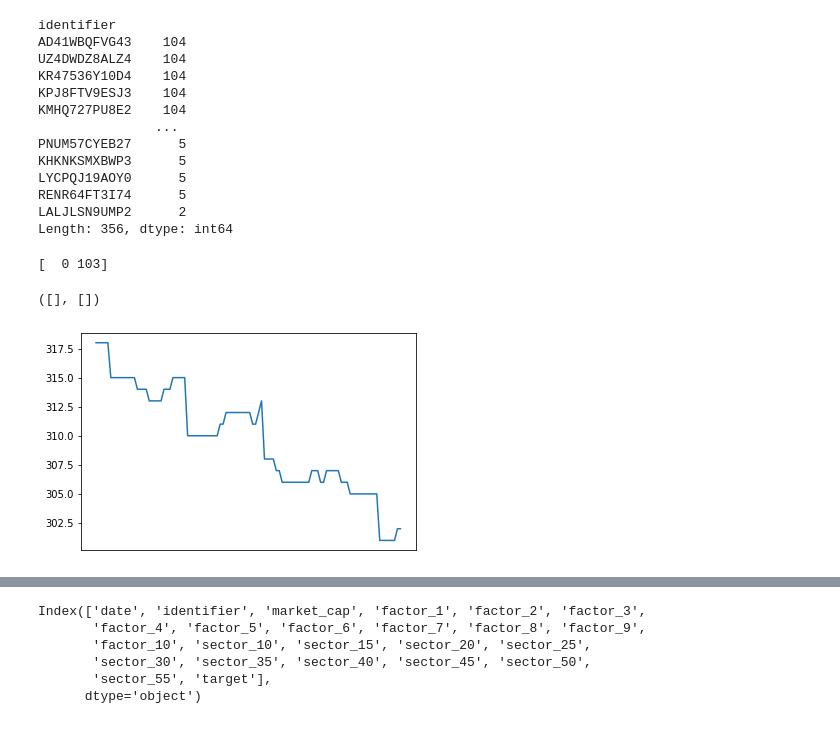
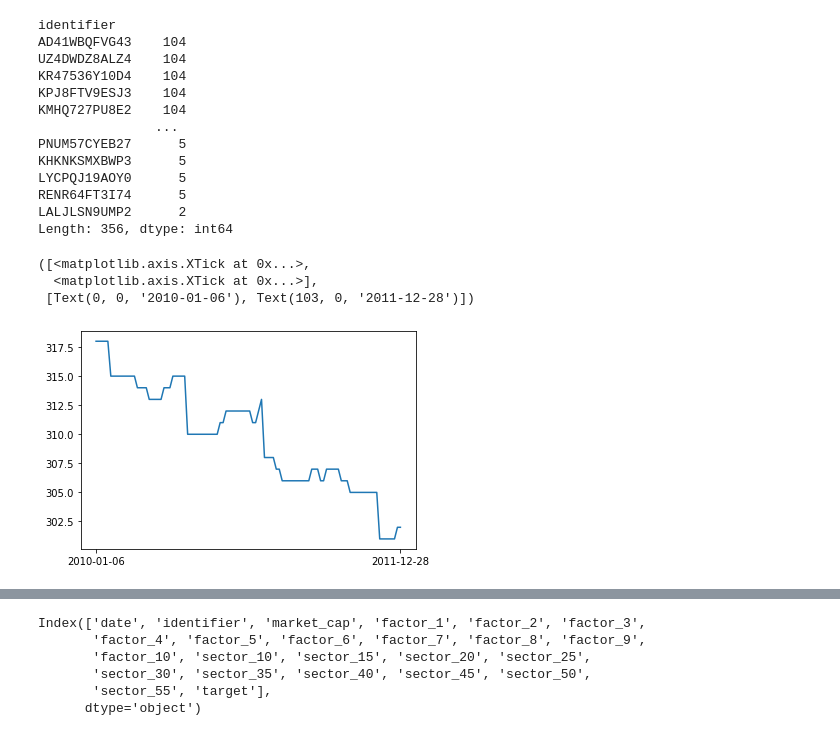
Before and after one commit to doogzultz/time_series_project, a Jupyter notebook: model_test_simple_and_classical.ipynb, the cells around one changed output, grey strips where cells are left out. Saved outputs shown, nothing was run; the diff lists cells and outputs as text; code cells hidden in the pictures.

```diff
--- a/model_test_simple_and_classical.ipynb
+++ b/model_test_simple_and_classical.ipynb
@@ -118,13 +125,3 @@ LYCPQJ19AOY0      5
 RENR64FT3I74      5
 LALJLSN9UMP2      2
 Length: 356, dtype: int64
-# %%
-print(np.arange(0, 104, 103))
-# %% [output]
-[  0 103]
-# %%
-plt.plot(data.value_counts('date').sort_index())
-plt.xticks([])
-# %% [output]
-([], [])
-[figure, removed]
@@ -132,0 +128,11 @@ data = data.astype({'date':np.datetime64})
+# %%
+''' Checking the distribution of dates.
+    It seems that some date steps could have been skipped for certain identifiers '''
+
+plt.plot(data.value_counts('date').sort_index())
+plt.xticks(range(0,104,103), ('2010-01-06', '2011-12-28'))
+# %% [output]
+([<matplotlib.axis.XTick at 0x...>,
+  <matplotlib.axis.XTick at 0x...>],
+ [Text(0, 0, '2010-01-06'), Text(103, 0, '2011-12-28')])
+[figure, added]
```
Also changed, not shown: parts of 34 cells of this notebook.
